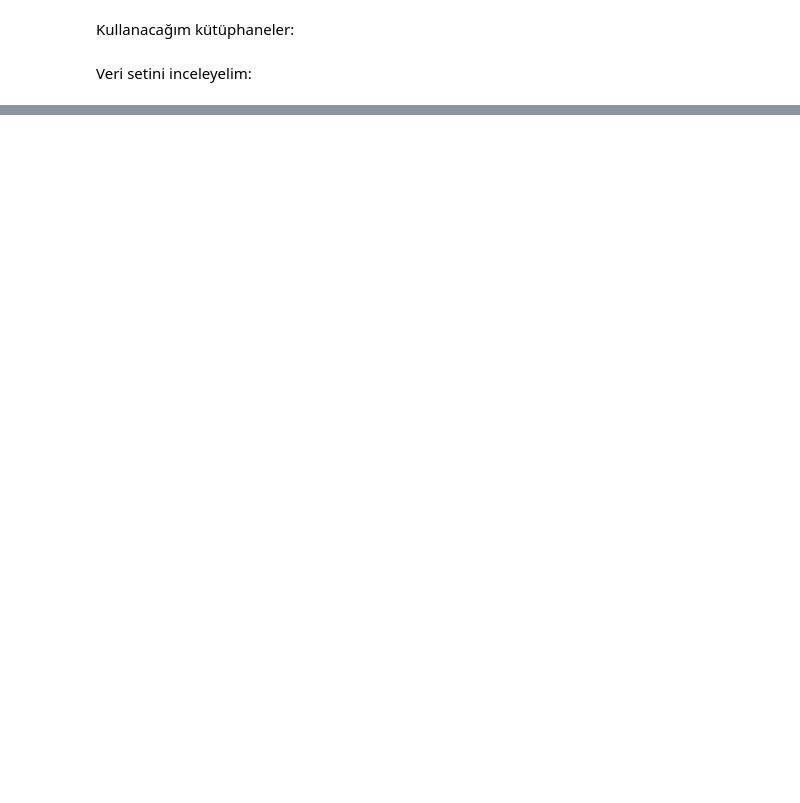
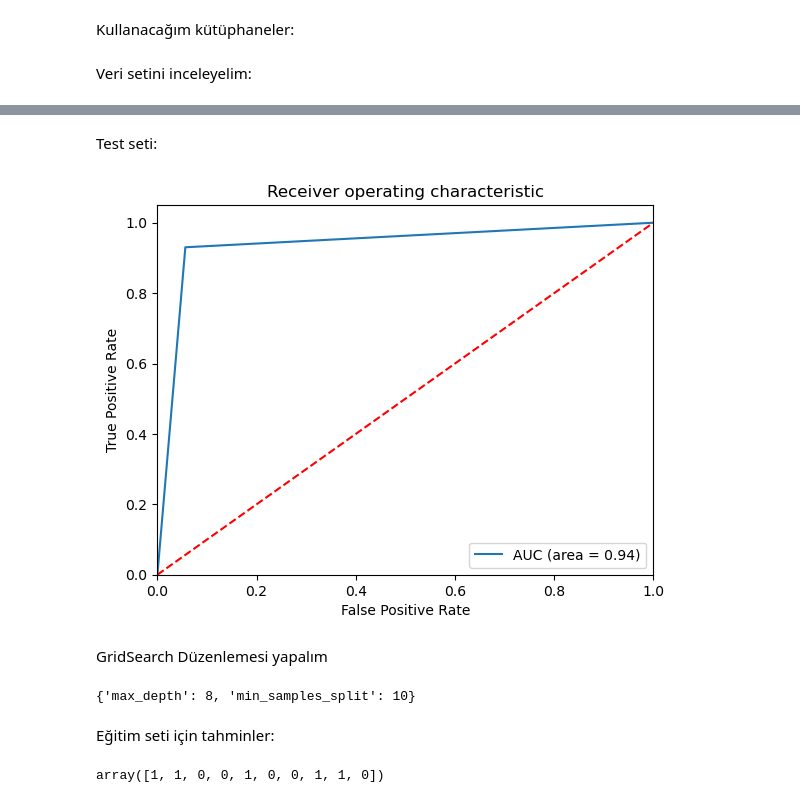
Before and after one commit to SerminAzizoglu/Meme_kanseri_tespit, a Jupyter notebook: Meme_kanseri_tespit.ipynb, the cells around one changed output, grey strips where cells are left out. Saved outputs shown, nothing was run; the diff lists cells and outputs as text; code cells hidden in the pictures; blank space fills up the shorter version.

```diff
--- a/Meme_kanseri_tespit.ipynb
+++ b/Meme_kanseri_tespit.ipynb
@@ -50,0 +377,3 @@ BC_wisconsin
+# %%
+pred_dtreeclass_test = dTree_Class.predict(X_test)
+pred_dtreeclass_test[0:10]
@@ -50,0 +382,3 @@ BC_wisconsin
+# %%
+pred_dtreeclass_test_proba = dTree_Class.predict_proba(X_test)
+pred_dtreeclass_test_proba[0:10]
@@ -50,0 +439,21 @@ BC_wisconsin
+# %% [markdown]
+Test seti:
+# %%
+dTree_Class_roc_auc = roc_auc_score(y_test, pred_dtreeclass_test)
+fpr, tpr, thresholds = roc_curve(y_test, pred_dtreeclass_test_proba[:,1])
+
+plt.figure()
+plt.plot(fpr, tpr, label = 'AUC (area = %0.2f)' % dTree_Class_roc_auc)
+plt.plot([0,1], [0,1], 'r--')
+plt.xlim([0.0, 1.0])
+plt.ylim([0.0, 1.05])
+plt.xlabel('False Positive Rate')
+plt.ylabel('True Positive Rate')
+plt.title('Receiver operating characteristic')
+plt.legend(loc = 'lower right')
+plt.savefig('dTree_ROC')
+plt.show()
+# %% [output]
+[figure, added]
+# %% [markdown]
+GridSearch Düzenlemesi yapalım
@@ -50,0 +464,4 @@ BC_wisconsin
+# %%
+dtreeclass_CVGS.best_params_
+# %% [output]
+{'max_depth': 8, 'min_samples_split': 10}
@@ -50,0 +470,7 @@ BC_wisconsin
+# %% [markdown]
+Eğitim seti için tahminler:
+# %%
+pred_dtreeclass_tuned_train = dTree_Class_Tuned.predict(X_train)
+pred_dtreeclass_tuned_train[0:10]
+# %% [output]
+array([1, 1, 0, 0, 1, 0, 0, 1, 1, 0])
```
Also changed, not shown: parts of 250 cells of this notebook.
